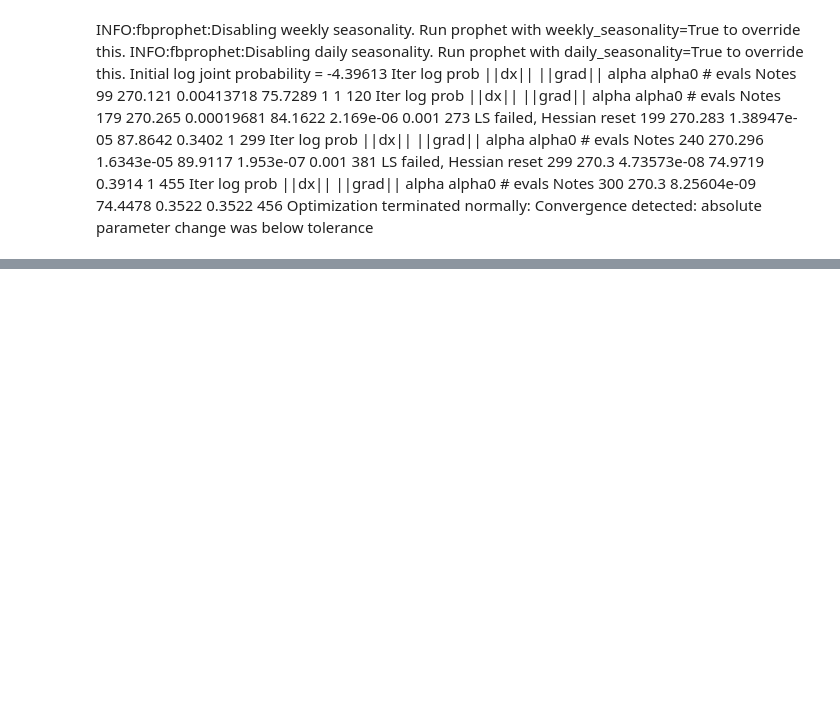
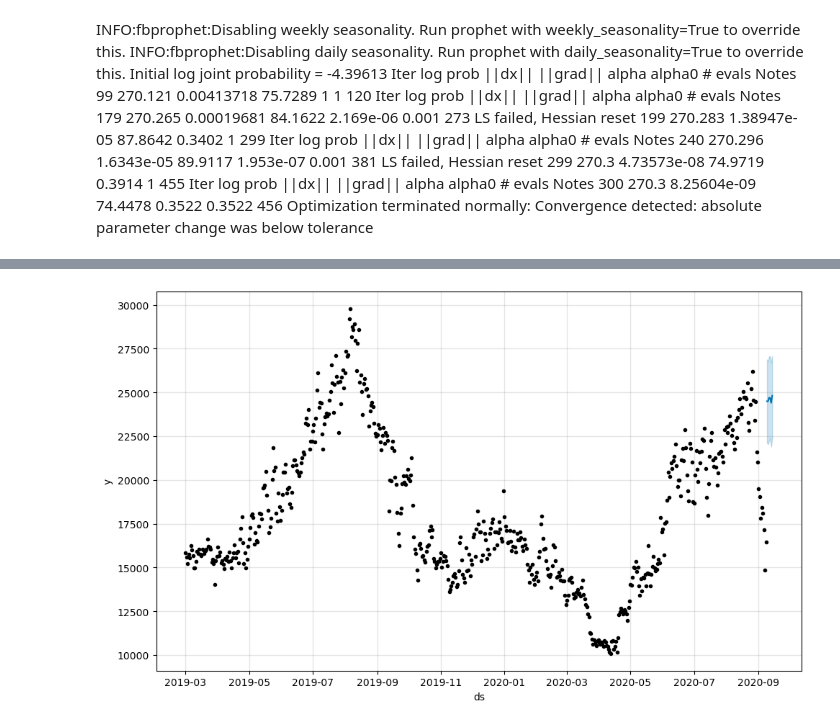
Before and after one commit to JSJeong-me/RPA-2023, a Jupyter notebook: Time_Series/Exercise0615/2_AAA.ipynb, the cells around one changed output, grey strips where cells are left out. Drawn from its saved outputs; the diff is of its cells as text; code cells hidden in the pictures; blank space fills up the shorter version.

```diff
--- a/Time_Series/Exercise0615/2_AAA.ipynb
+++ b/Time_Series/Exercise0615/2_AAA.ipynb
@@ -134,0 +160,4 @@ model.plot(forecast)
+# %%
+fig1 = model.plot(forecast)
+# %% [output]
+[figure, added]
```
Also changed, not shown: parts of 12 cells of this notebook.
